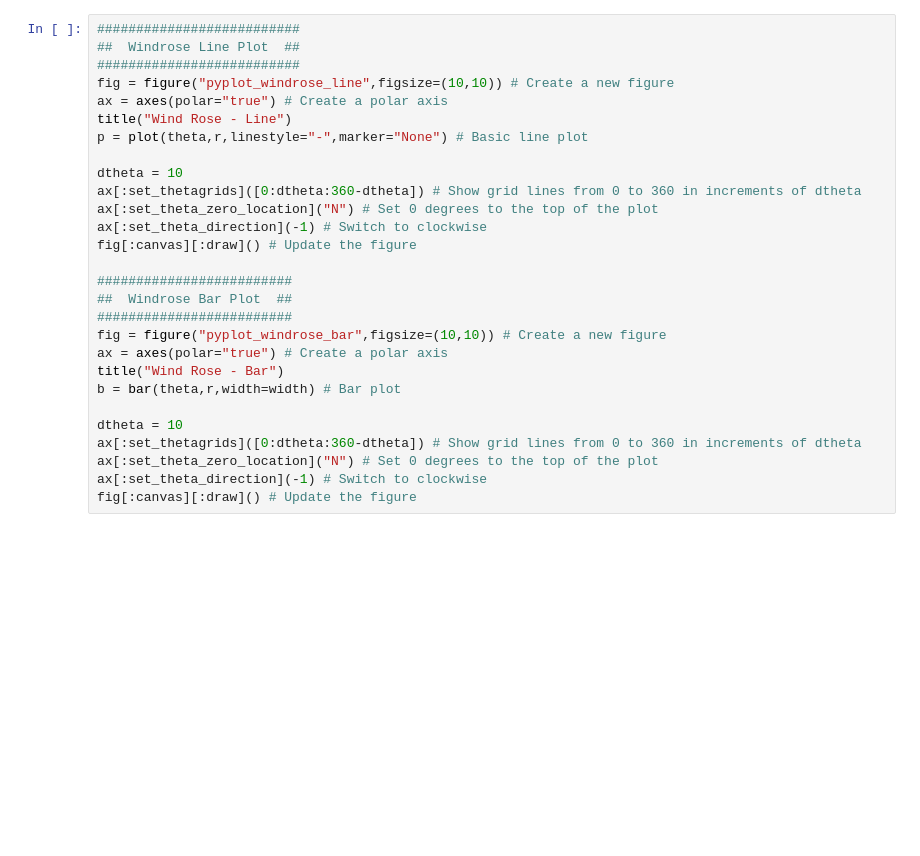
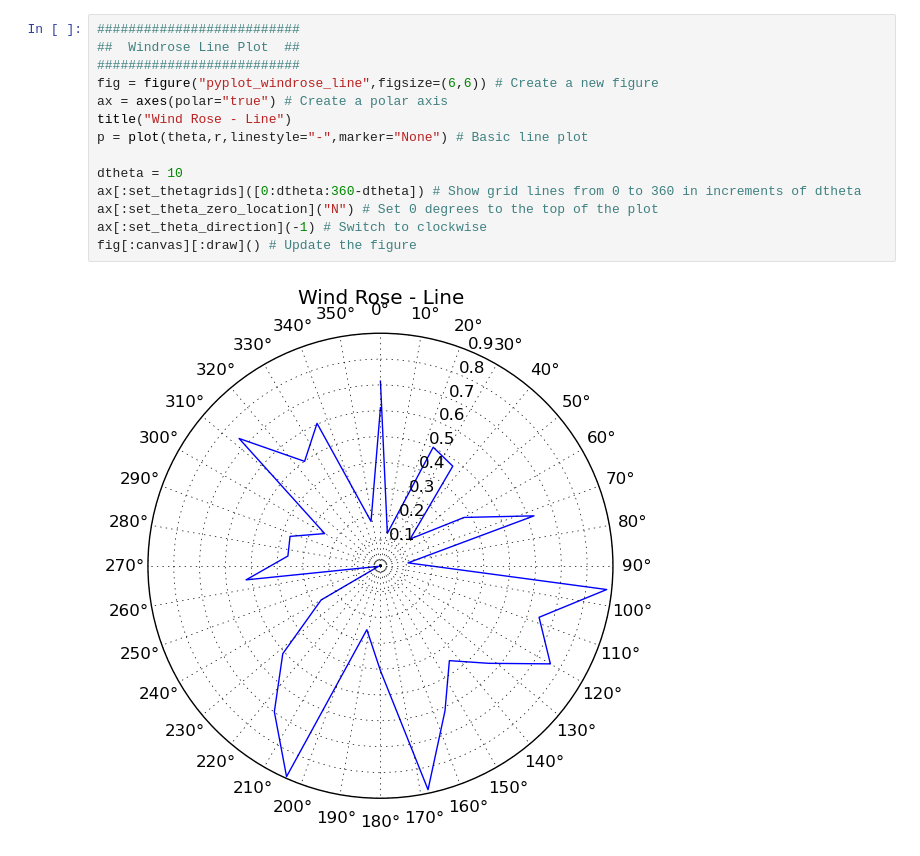
Before and after one commit to gizmaa/Julia_Examples, a Jupyter notebook: pyplot_windrose.ipynb, the cells around one changed output. Drawn from its saved outputs; the diff is of its cells as text; blank space fills up the shorter version.

```diff
--- a/pyplot_windrose.ipynb
+++ b/pyplot_windrose.ipynb
@@ -16,28 +20,16 @@ width = 2pi/length(theta) # Desired width of each bar in the bar plot
 # %%
 ##########################
 ##  Windrose Line Plot  ##
 ##########################
-fig = figure("pyplot_windrose_line",figsize=(10,10)) # Create a new figure
+fig = figure("pyplot_windrose_line",figsize=(6,6)) # Create a new figure
 ax = axes(polar="true") # Create a polar axis
 title("Wind Rose - Line")
 p = plot(theta,r,linestyle="-",marker="None") # Basic line plot
 
 dtheta = 10
 ax[:set_thetagrids]([0:dtheta:360-dtheta]) # Show grid lines from 0 to 360 in increments of dtheta
 ax[:set_theta_zero_location]("N") # Set 0 degrees to the top of the plot
 ax[:set_theta_direction](-1) # Switch to clockwise
 fig[:canvas][:draw]() # Update the figure
-
-#########################
-##  Windrose Bar Plot  ##
-#########################
-fig = figure("pyplot_windrose_bar",figsize=(10,10)) # Create a new figure
-ax = axes(polar="true") # Create a polar axis
-title("Wind Rose - Bar")
-b = bar(theta,r,width=width) # Bar plot
-
-dtheta = 10
-ax[:set_thetagrids]([0:dtheta:360-dtheta]) # Show grid lines from 0 to 360 in increments of dtheta
-ax[:set_theta_zero_location]("N") # Set 0 degrees to the top of the plot
-ax[:set_theta_direction](-1) # Switch to clockwise
-fig[:canvas][:draw]() # Update the figure
+# %% [output]
+[figure, added]
```
Also changed, not shown: parts of 2 cells of this notebook, 14 other files.
